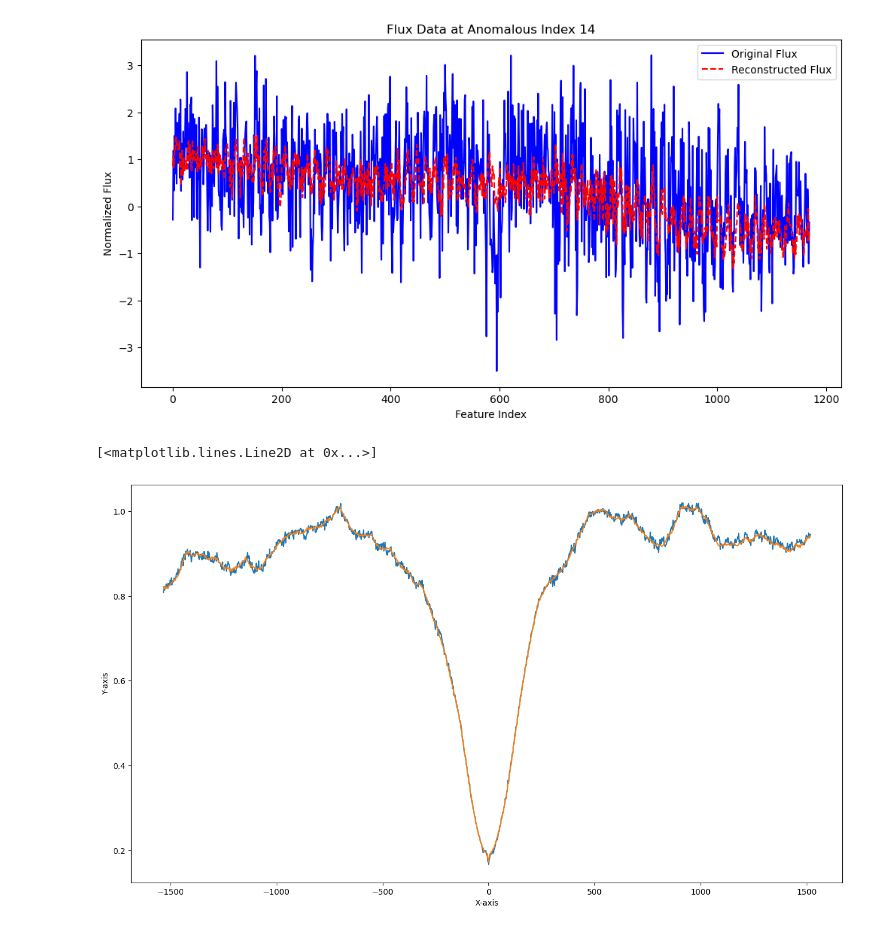
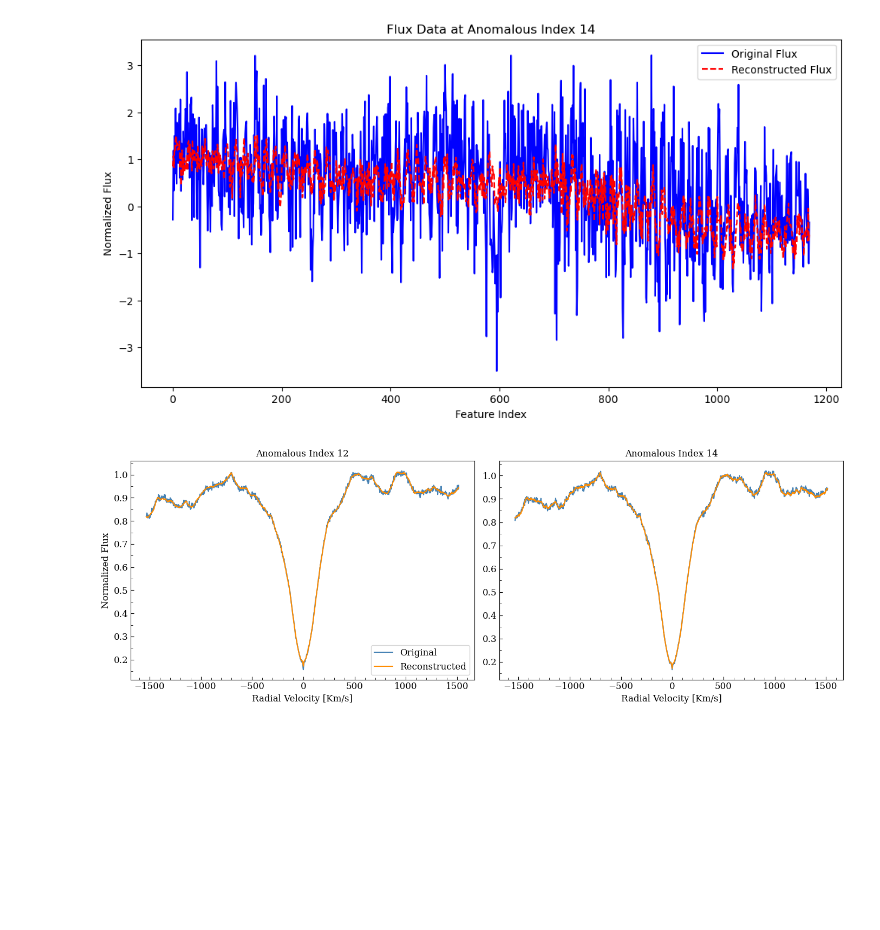
Before and after one commit to Ajb2307/exo-comets, a Jupyter notebook: ProjectExoComet/Autoencoder_project.ipynb, the cells around one changed output. Saved outputs shown, nothing was run; the diff lists cells and outputs as text; code cells hidden in the pictures; blank space fills up the shorter version.

Commit message:
Add Fer style plots

```diff
--- a/ProjectExoComet/Autoencoder_project.ipynb
+++ b/ProjectExoComet/Autoencoder_project.ipynb
@@ -254,16 +269,58 @@ plt.show()
 # %%
 denormalized_output = scaler2.inverse_transform(reconstructed_flux)
 
-fig, ax = plt.subplots(figsize = (16,9))
+# fig, ax = plt.subplots(figsize = (16,9))
 
-ax.set_xlabel("X-axis")
-ax.set_ylabel("Y-axis")
+# ax.set_xlabel("X-axis")
+# ax.set_ylabel("Y-axis")
 
-ax.plot(df2["Velocity"][0:-1], df3["Flux"][14]) #Input plot
-ax.plot(df2["Velocity"][0:-1], denormalized_output[2]) #Input plot
-
-#plt.plot(df2["Velocity"][0:-1], flux_normalized[1]) # Input plot
-#plt.plot(df2["Velocity"][0:-1], reconstructed_flux[1]) # output plot
+# ax.plot(df2["Velocity"][0:-1], df3["Flux"][14]) #Input plot
+# ax.plot(df2["Velocity"][0:-1], denormalized_output[2]) #Input plot
-# %% [output]
-[<matplotlib.lines.Line2D at 0x...>]
-[figure, removed]
+# %%
+import matplotlib.pyplot as plt
+import matplotlib.ticker as ticker
+
+# ... (your other code)
+
+# Create subplots
+fig, axes = plt.subplots(1, 2, figsize=(14, 5))
+
+# Iterate over anomalous indices
+for i, index in enumerate(anomalous_data_indices):
+    ax = axes[i]  # Get the current subplot
+
+    # Extract original and reconstructed spectra
+    original_spectrum = df3["Flux"][index]
+    reconstructed_spectrum = denormalized_output[index]
+
+    # Plot spectra
+    ax.plot(df2["Velocity"][0:-1], original_spectrum, label="Original", color="steelblue")
+    ax.plot(df2["Velocity"][0:-1], reconstructed_spectrum, label="Reconstructed", color="darkorange")
+
+    # Set labels and title
+    ax.set_xlabel("Radial Velocity [Km/s]")
+
+    ax.set_title(f"Anomalous Index {index}")
+
+    # Add legend to the left plot
+    if i == 0:
+        ax.legend(loc=4)
+        ax.set_ylabel("Normalized Flux")
+
+    # Set grid, ticks, and tick parameters
+    ax.xaxis.set_major_locator(ticker.MultipleLocator(500))
+    ax.xaxis.set_minor_locator(ticker.MultipleLocator(100))
+    ax.yaxis.set_major_locator(ticker.MultipleLocator(0.1))
+    ax.yaxis.set_minor_locator(ticker.MultipleLocator(0.05))
+    ax.tick_params(axis='x', which='both', direction='in', length=4)
+    ax.tick_params(axis='x', which='minor', direction='in', length=3)
+    ax.tick_params(axis='y', which='both', direction='in', length=4)
+    ax.tick_params(axis='y', which='minor', direction='in', length=3)
+
+# Adjust spacing between subplots
+plt.tight_layout()
+
+# Save the figure
+fig.savefig("Anomalous_comparison_HD.png")
+# %% [output]
+[figure, added]
```
Also changed, not shown: parts of 2 cells of this notebook.
